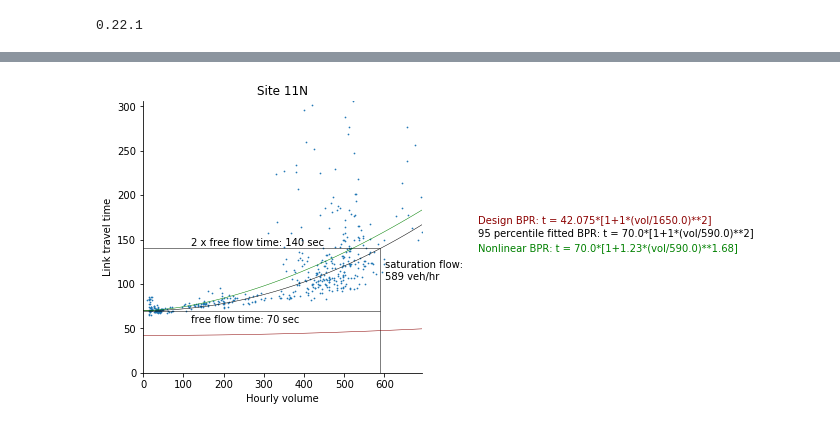
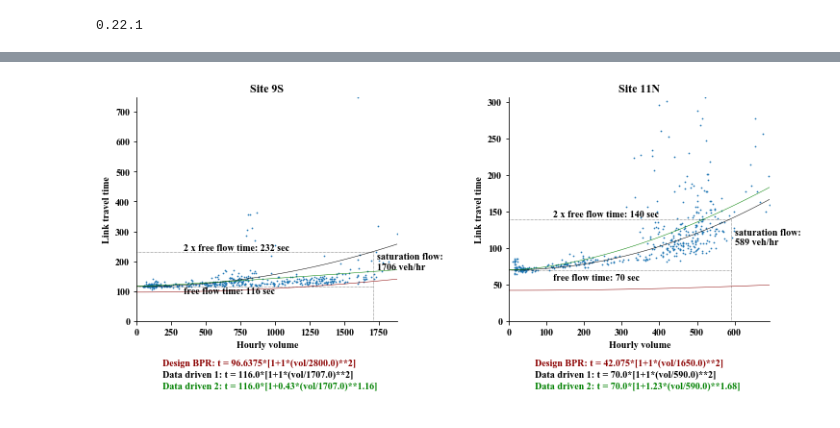
Before and after one commit to cb-cities/volume-delay-curves, a Jupyter notebook: src/merge_data.ipynb, the cells around one changed output, grey strips where cells are left out. Saved outputs shown, nothing was run; the diff lists cells and outputs as text; code cells hidden in the pictures.

```diff
--- a/src/merge_data.ipynb
+++ b/src/merge_data.ipynb
@@ -1,12 +1,14 @@
 # %%
 import numpy as np
 import pandas as pd
+from collections import Counter
 import matplotlib.pyplot as plt
 import sklearn
 print(sklearn.__version__)
 from sklearn.datasets import make_classification
-from sklearn.cluster import DBSCAN
+from sklearn.cluster import DBSCAN, AgglomerativeClustering
 from scipy.optimize import curve_fit
 %matplotlib inline
+plt.rcParams["font.family"] = "Times New Roman"
 # %% [output]
 0.22.1
@@ -116,7 +146,7 @@ Data has 17745 points before removing outliers, 17712 after removing outliers
 ### normalize volume and travel time
 ### free flow time (travel time normalization factor): lowest 95 percentile of all observed travel time
 ### saturation volume (volume normalization factor): average volume of 10 observations when travel_time/free_flow_time is closest to 2.
-data_grp = filtered_data[~filtered_data['loc_key'].isin(['36N', '42N', '42S', '48N', '48S', '74N', '74S', '22S', '36S', '39S', '43W'])].groupby('loc_key')
+data_grp = filtered_data[~filtered_data['loc_key'].isin(['36N', '42N', '42S', '48N', '48S', '68W', '74N', '74S', '22S', '36S', '39S', '43W', '31N', '39N', '9N'])].groupby('loc_key')
 ### 22S, 36S, 39S, 43W: maximum delay < 1.8
 data_norm_list = []
 for nm, grp in data_grp:
@@ -134,4 +164,4 @@ for nm, grp in data_grp:
 #     if nm=='9S': print(sat_df, df.iloc[0])
     data_norm_list.append(df)
 data_norm = pd.concat(data_norm_list)
-# data_norm[data_norm['loc_key']=='9S'].head()
+# print(data_norm.iloc[0])
@@ -141,49 +204,53 @@ data_norm = pd.concat(data_norm_list)
 # %%
 from lmfit import Model
 print(data_norm.groupby('loc_key').size().to_dict())
-selected_sites = ['11N', '9S']
+selected_sites = ['9S', '11N']
 
 def fitfun(x, t0, alpha, beta, cap):
     return t0*(1+alpha*(x/cap)**beta)
 
+fig, ax = plt.subplots(1, 2, figsize=(12,6))
+fig.tight_layout(pad=9)
+col_id = -1
 for site in selected_sites:
+    col_id += 1
     ### site data
     df = data_norm.loc[data_norm['loc_key']==site]
     ### infer fft and cap
     fft = df['t_95pct'].iloc[0]
     cap = df['v_sat'].iloc[0]
+    ### observed data
+    ax[col_id].set_title('Site {}'.format(site))
+    ax[col_id].scatter(df['Volume'], df['duration_in_traffic'], s=0.5)
+    ax[col_id].set_xlim([0, np.max(df['Volume'])])
+    ax[col_id].set_ylim([0, np.max(df['duration_in_traffic'])])
+    ax[col_id].set_xlabel('Hourly volume')
+    ax[col_id].set_ylabel('Link travel time')
+    # Hide the right and top spines
+    ax[col_id].spines['right'].set_visible(False)
+    ax[col_id].spines['top'].set_visible(False)
+    ax[col_id].spines['left'].set_position('zero')
+    ax[col_id].spines['bottom'].set_position('zero')
+    # Only show ticks on the left and bottom spines
+    ax[col_id].yaxis.set_ticks_position('left')
+    ax[col_id].xaxis.set_ticks_position('bottom')
+    # Add capacity reference
+    ax[col_id].vlines(x=cap, ymin=0, ymax=fft*2, lw=0.5, ls=':')
+    ax[col_id].hlines(y=fft*2, xmin=0, xmax=cap, lw=0.5, ls=':')
+    ax[col_id].hlines(y=fft, xmin=0, xmax=cap, lw=0.5, ls=':')
+    ax[col_id].text(cap*1.02, fft*1.5, 'saturation flow:\n{} veh/hr'.format(int(cap)))
+    ax[col_id].text(cap/5, fft*2.05, '2 x free flow time: {} sec'.format(int(fft*2)))
+    ax[col_id].text(cap/5, fft*0.8, 'free flow time: {} sec'.format(int(fft)))
 
-    fig, ax = plt.subplots(figsize=(5,5))
-    ax.set_title('Site {}'.format(site))
-    ax.scatter(df['Volume'], df['duration_in_traffic'], s=0.5)
-    ax.set_xlim([0, np.max(df['Volume'])])
-    ax.set_ylim([0, np.max(df['duration_in_traffic'])])
-    ax.set_xlabel('Hourly volume')
-    ax.set_ylabel('Link travel time')
-    # Hide the right and top spines
-    ax.spines['right'].set_visible(False)
-    ax.spines['top'].set_visible(False)
-    ax.spines['left'].set_position('zero')
-    ax.spines['bottom'].set_position('zero')
-    # Only show ticks on the left and bottom spines
-    ax.yaxis.set_ticks_position('left')
-    ax.xaxis.set_ticks_position('bottom')
-    # Add capacity reference
-    ax.vlines(x=cap, ymin=0, ymax=fft*2, lw=0.5)
-    ax.hlines(y=fft*2, xmin=0, xmax=cap, lw=0.5)
-    ax.hlines(y=fft, xmin=0, xmax=cap, lw=0.5)
-    ax.text(cap*1.02, fft*1.5, 'saturation flow:\n{} veh/hr'.format(int(cap)))
-    ax.text(cap/5, fft*2.05, '2 x free flow time: {} sec'.format(int(fft*2)))
-    ax.text(cap/5, fft*0.8, 'free flow time: {} sec'.format(int(fft)))
-    ### Add estimated BPR curve
-    x_obs = np.linspace(0, np.max(df['Volume'])*1.1, 50)
-    y_obs = (1 + (x_obs/cap)**2)*fft
-    ax.plot(x_obs, y_obs, c='k', lw=0.5, label='Obs')
     ### Add DfT capacity and speed limit
+    x_curve = np.linspace(0, np.max(df['Volume'])*1.1, 50)
     dft_fft = df['distance'].iloc[0]/df['speed_limit(kph)'].iloc[0]*3.6 ### Believed free flow time in seconds
     dft_cap = df['dft_capacity'].iloc[0]
-    y_dft = (1 + (x_obs/dft_cap)**2)*dft_fft
-    ax.plot(x_obs, y_dft, c='darkred', lw=0.5, label='DfT BPR')
+    y_dft = (1 + (x_curve/dft_cap)**2)*dft_fft
+    ax[col_id].plot(x_curve, y_dft, c='darkred', lw=0.5, label='DfT BPR')
+    ### Data driven 1
+    y_m1 = (1 + (x_curve/cap)**2)*fft
+    ax[col_id].plot(x_curve, y_m1, c='k', lw=0.5, label='Data driven 1')
 
     ### Fit non-linear
     mymodel = Model(fitfun)
@@ -195,10 +262,11 @@ for site in selected_sites:
     result = mymodel.fit(df['duration_in_traffic'], params, x=df['Volume'])
     r_alpha = result.params['alpha'].value
     r_beta = result.params['beta'].value
-    ax.plot(x_obs, fitfun(x_obs, fft, r_alpha, r_beta, cap), c='g', lw=0.5, label='nonlinear')
+    print(r_alpha, r_beta, df.shape)
+    ax[col_id].plot(x_curve, fitfun(x_curve, fft, r_alpha, r_beta, cap), c='g', lw=0.5, label='Data driven 2')
 
     ### text
-    ax.text(1.2, 0.55, 'Design BPR: t = {}*[1+{}*(vol/{})**{}]'.format(dft_fft, 1, dft_cap, 2), c='darkred', transform = ax.transAxes)
-    ax.text(1.2, 0.5, '95 percentile fitted BPR: t = {}*[1+{}*(vol/{})**{}]'.format(fft, 1, round(cap), 2), c='k', transform = ax.transAxes)
-    ax.text(1.2, 0.45, 'Nonlinear BPR: t = {}*[1+{}*(vol/{})**{}]'.format(fft, round(r_alpha, 2), round(cap), round(r_beta, 2)), c='g', transform = ax.transAxes)
+    ax[col_id].text(0.1, -0.2, 'Design BPR: t = {}*[1+{}*(vol/{})**{}]'.format(dft_fft, 1, dft_cap, 2), c='darkred', transform = ax[col_id].transAxes)
+    ax[col_id].text(0.1, -0.25, 'Data driven 1: t = {}*[1+{}*(vol/{})**{}]'.format(fft, 1, round(cap), 2), c='k', transform = ax[col_id].transAxes)
+    ax[col_id].text(0.1, -0.3, 'Data driven 2: t = {}*[1+{}*(vol/{})**{}]'.format(fft, round(r_alpha, 2), round(cap), round(r_beta, 2)), c='g', transform = ax[col_id].transAxes)
 # %% [output]
@@ -206 +276 @@ for site in selected_sites:
-[figure, old version]
+[figure, new version]
```
Also changed, not shown: parts of 9 cells of this notebook, 8 other files.
